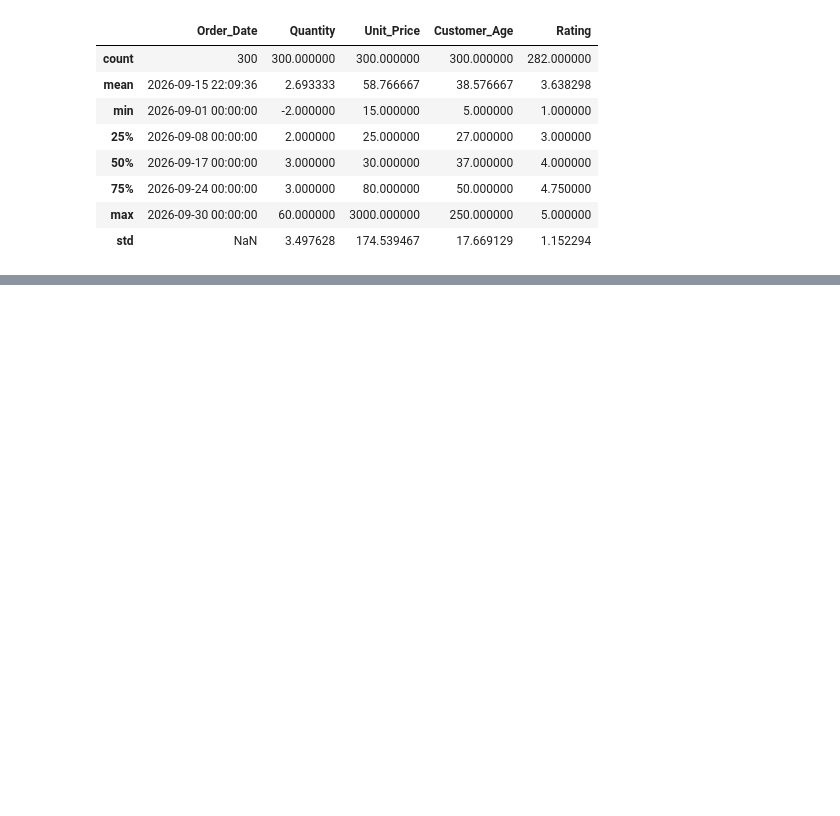
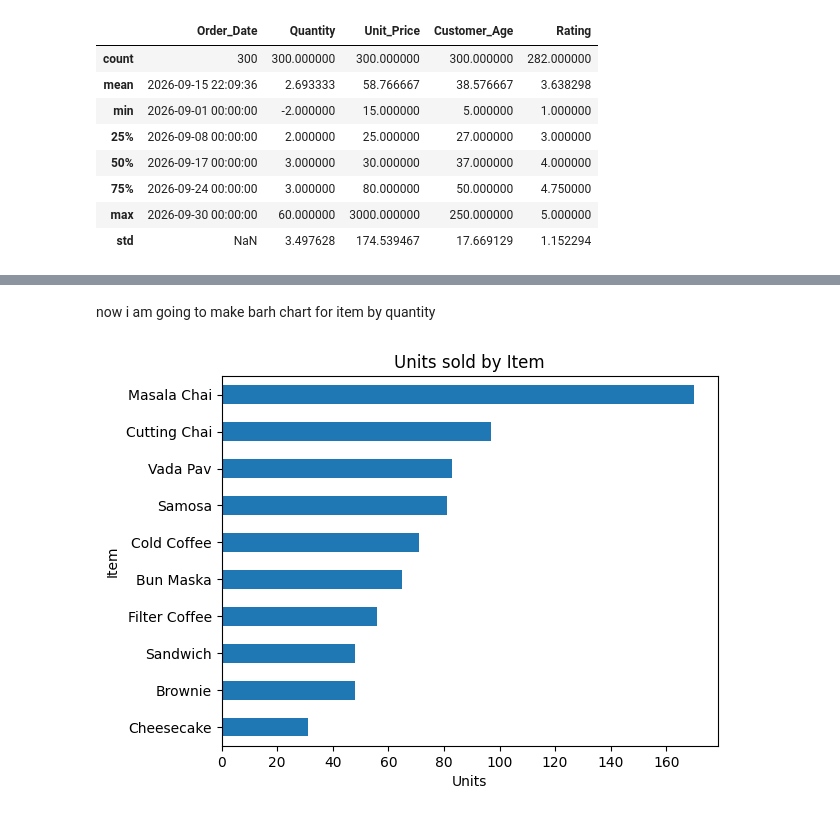
Before and after one commit to SanjeetKumarr/chai-cafe-analysis, a Jupyter notebook: Chai_Cafe_Analysis.ipynb, the cells around one changed output, grey strips where cells are left out. Cells and saved outputs as stored; diff of their text form; code cells hidden in the pictures; blank space fills up the shorter version.

```diff
--- a/Chai_Cafe_Analysis.ipynb
+++ b/Chai_Cafe_Analysis.ipynb
@@ -356,0 +654,12 @@ Name: Revenue, dtype: float64
+# %% [markdown]
+now i am going to make barh chart for item by quantity
+# %%
+item_qty = df.groupby('Item')['Quantity'].sum().sort_values()
+
+item_qty.plot(kind='barh')
+plt.title('Units sold by Item')
+plt.ylabel("Item")
+plt.xlabel('Units')
+plt.show()
+# %% [output]
+[figure, added]
```
Also changed, not shown: parts of 145 cells of this notebook.
